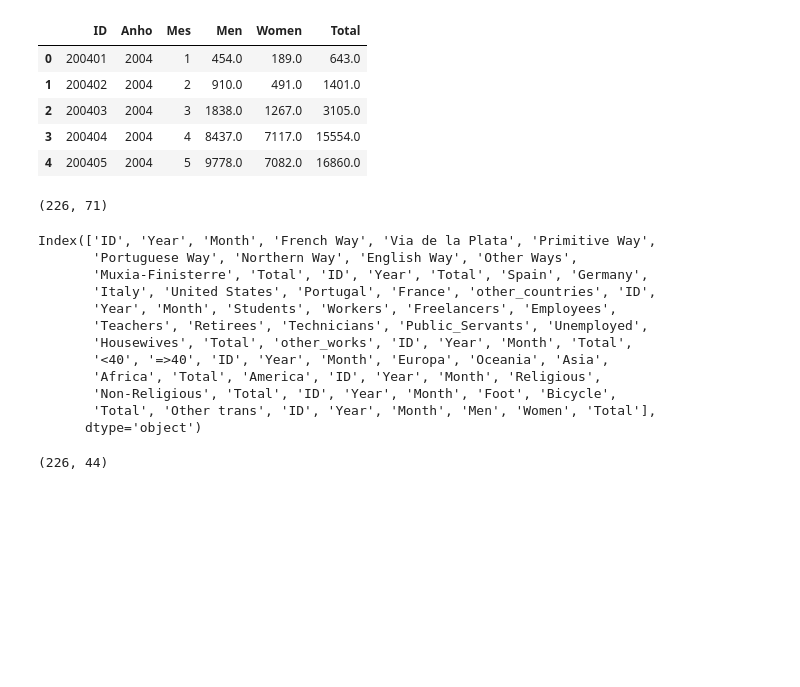
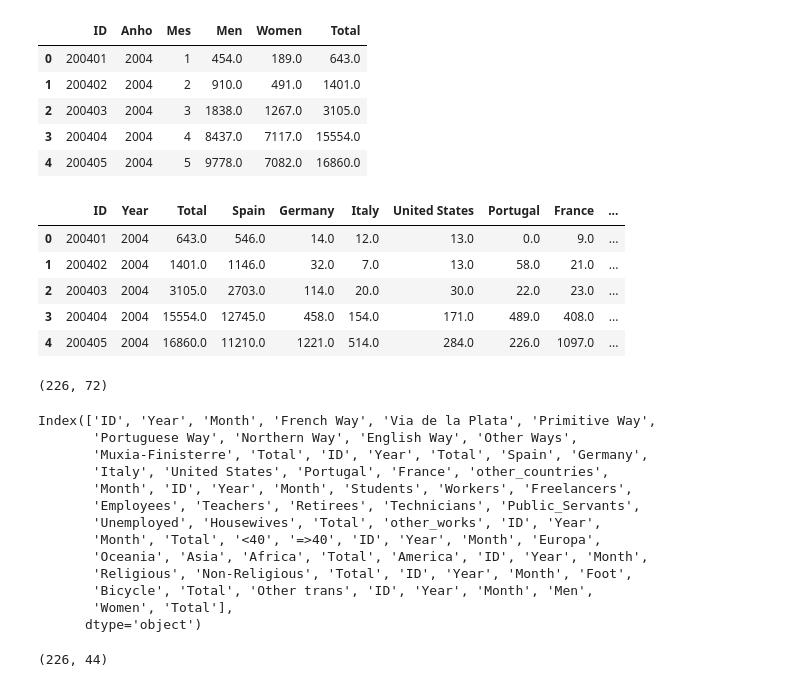
Before and after one commit to ArrimachNasser/Camino_Project, a Jupyter notebook: notebooks/camino_main.ipynb, the cells around one changed output. Drawn from its saved outputs; the diff is of its cells as text; code cells hidden in the pictures; blank space fills up the shorter version.

```diff
--- a/notebooks/camino_main.ipynb
+++ b/notebooks/camino_main.ipynb
@@ -360,26 +356,41 @@ df_continents.rename(columns={'Anho':'Year', 'Mes':'Month', 'Oceanía' : 'Oceani
 df_motives.rename(columns={'Anho':'Year', 'Mes':'Month'}, inplace=True)
 df_trans.rename(columns={'Anho':'Year', 'Mes':'Month'}, inplace=True)
 df_gender.rename(columns={'Anho':'Year', 'Mes':'Month'}, inplace=True)
+# %%
+df_countries = df_countries.merge(
+    df_routes[['ID', 'Month']],
+    on='ID',
+    how='left'
+)
+df_countries.head()
+# %% [output]
+|  | ID | Year | Total | Spain | Germany | Italy | United States | Portugal | France | ... |
+| 0 | 200401 | 2004 | 643.0 | 546.0 | 14.0 | 12.0 | 13.0 | 0.0 | 9.0 | ... |
+| 1 | 200402 | 2004 | 1401.0 | 1146.0 | 32.0 | 7.0 | 13.0 | 58.0 | 21.0 | ... |
+| 2 | 200403 | 2004 | 3105.0 | 2703.0 | 114.0 | 20.0 | 30.0 | 22.0 | 23.0 | ... |
+| 3 | 200404 | 2004 | 15554.0 | 12745.0 | 458.0 | 154.0 | 171.0 | 489.0 | 408.0 | ... |
+| 4 | 200405 | 2004 | 16860.0 | 11210.0 | 1221.0 | 514.0 | 284.0 | 226.0 | 1097.0 | ... |
 # %%
 df_camino = pd.concat([df_routes, df_countries, df_groups, df_ages, df_continents, df_motives, df_trans, df_gender],axis=1)
 # %%
 df_camino.shape
 # %% [output]
-(226, 71)
+(226, 72)
 # %%
 df_camino.columns
 # %% [output]
 Index(['ID', 'Year', 'Month', 'French Way', 'Via de la Plata', 'Primitive Way',
        'Portuguese Way', 'Northern Way', 'English Way', 'Other Ways',
        'Muxia-Finisterre', 'Total', 'ID', 'Year', 'Total', 'Spain', 'Germany',
-       'Italy', 'United States', 'Portugal', 'France', 'other_countries', 'ID',
-       'Year', 'Month', 'Students', 'Workers', 'Freelancers', 'Employees',
-       'Teachers', 'Retirees', 'Technicians', 'Public_Servants', 'Unemployed',
-       'Housewives', 'Total', 'other_works', 'ID', 'Year', 'Month', 'Total',
-       '<40', '=>40', 'ID', 'Year', 'Month', 'Europa', 'Oceania', 'Asia',
-       'Africa', 'Total', 'America', 'ID', 'Year', 'Month', 'Religious',
-       'Non-Religious', 'Total', 'ID', 'Year', 'Month', 'Foot', 'Bicycle',
-       'Total', 'Other trans', 'ID', 'Year', 'Month', 'Men', 'Women', 'Total'],
+       'Italy', 'United States', 'Portugal', 'France', 'other_countries',
+       'Month', 'ID', 'Year', 'Month', 'Students', 'Workers', 'Freelancers',
+       'Employees', 'Teachers', 'Retirees', 'Technicians', 'Public_Servants',
+       'Unemployed', 'Housewives', 'Total', 'other_works', 'ID', 'Year',
+       'Month', 'Total', '<40', '=>40', 'ID', 'Year', 'Month', 'Europa',
+       'Oceania', 'Asia', 'Africa', 'Total', 'America', 'ID', 'Year', 'Month',
+       'Religious', 'Non-Religious', 'Total', 'ID', 'Year', 'Month', 'Foot',
+       'Bicycle', 'Total', 'Other trans', 'ID', 'Year', 'Month', 'Men',
+       'Women', 'Total'],
       dtype='object')
 # %%
 df_camino = df_camino.loc[:, ~df_camino.columns.duplicated()].copy()
```
Also changed, not shown: parts of 19 cells of this notebook, 26 other files.
